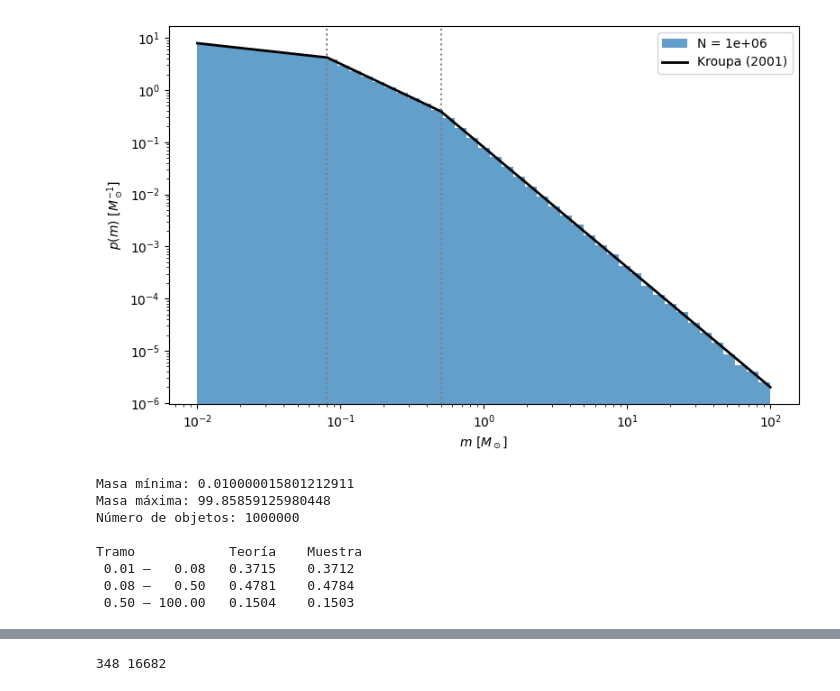
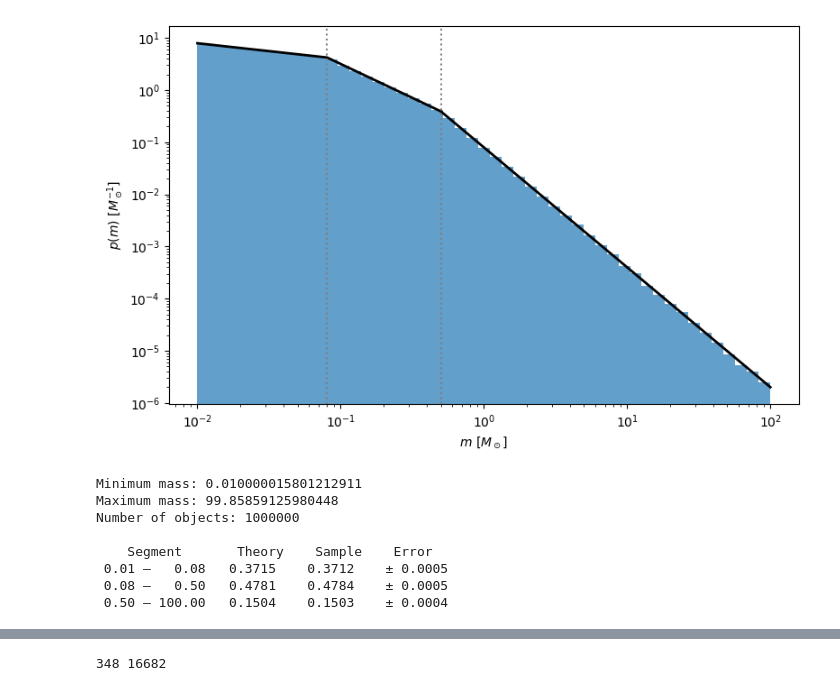
Before and after one commit to Jou-dab/Milky-Way-MC-, a Jupyter notebook: mcproyecto.ipynb, the cells around one changed output, grey strips where cells are left out. Drawn from its saved outputs; the diff is of its cells as text; code cells hidden in the pictures.

```diff
--- a/mcproyecto.ipynb
+++ b/mcproyecto.ipynb
@@ -36,14 +57,18 @@ print(k)
 # %%
+k = np.ones(len(alphas))
+for i in range(1, len(alphas)):
+    k[i] = k[i-1] * mass_ranges[i]**(alphas[i] - alphas[i-1])
+
 def kroupa_imf(m):
     """
-    IMF de Kroupa sin normalizar, continua en los quiebres.
-    Entrada: m, masa(s) en Msun (escalar o array)
-    Salida:  xi(m); vale 0 fuera de [mass_ranges[0], mass_ranges[-1]]
+    Unnormalized Kroupa IMF, continuous at the break masses.
+    Input:  m, mass in Msun (scalar or array)
+    Output: xi, zero outside [mass_ranges[0], mass_ranges[-1]]
     """
     m = np.asarray(m, dtype=float)
     xi = np.zeros_like(m)
     for i in range(len(alphas)):
-        rango = (m >= mass_ranges[i]) & (m < mass_ranges[i + 1])
-        xi[rango] = k[i] * m[rango]**(-alphas[i])
-    xi[m == mass_ranges[-1]] = k[-1] * mass_ranges[-1]**(-alphas[-1])   # incluir m_max
+        in_range = (m >= mass_ranges[i]) & (m < mass_ranges[i + 1])
+        xi[in_range] = k[i] * m[in_range]**(-alphas[i])
+    xi[m == mass_ranges[-1]] = k[-1] * mass_ranges[-1]**(-alphas[-1])
     return xi
@@ -108,57 +89,61 @@ $$ M = \left[ m_i^{p_i} + \frac{p_i\,(u - F(m_i))}{a\,k_i} \right]^{1/p_i} $$
 # %%
 def sample_kroupa(n, rng):
     """
-    Genera masas iniciales siguiendo la IMF de Kroupa (transformada inversa por tramos).
-    Entradas: n, número de estrellas; rng, np.random.Generator
-    Salida:   array (n,) de masas en Msun
+    Draws initial masses from the Kroupa IMF (piecewise inverse transform sampling).
+    With u ~ U(0,1): find the segment i of u and solve
+    M = [m_i^p_i + p_i (u - F(m_i)) / (a k_i)]^(1/p_i)
+    Inputs: n, number of stars; rng, np.random.Generator
+    Output: array (n,) of masses in Msun
     """
     u = rng.uniform(size=n)
-    i = np.searchsorted(f_breaks, u, side='right') - 1    # tramo de cada u
+    i = np.searchsorted(f_breaks, u, side='right') - 1    # segment of each u
     pi = p[i]
     return (mass_ranges[i]**pi + pi * (u - f_breaks[i]) / (a * k[i]))**(1 / pi)
 # %%
-N = 10**6
 M = sample_kroupa(N, rng)
 
 bins = np.logspace(np.log10(mass_ranges[0]), np.log10(mass_ranges[-1]), 50)
 
 plt.figure(figsize=(8, 5))
 plt.hist(M, bins=bins, density=True, alpha=0.7, label=f'N = {N:.0e}' )
 m_plot = np.logspace(np.log10(mass_ranges[0]), np.log10(mass_ranges[-1]), 1000)
 plt.plot(m_plot, a * kroupa_imf(m_plot), 'k-', lw=2, label='Kroupa (2001)')
 
 for mb in mass_ranges[1:-1]:
     plt.axvline(mb, ls=':', c='gray')
 
 plt.xscale('log')
 plt.yscale('log')
 
 plt.xlabel(r"$m\ [M_\odot]$")
 plt.ylabel(r"$p(m)\ [M_\odot^{-1}]$")
 
-plt.legend()
 plt.tight_layout()
-plt.savefig("figs/IMF-Kroupa")
+plt.savefig("figs/imf_kroupa.png", dpi=150)
 plt.show()
 # %% [output]
-[figure, old version]
+[figure, new version]
 # %%
-# Validación numérica con la misma muestra M del gráfico (no se vuelve a sortear)
-print("Masa mínima:", M.min())
-print("Masa máxima:", M.max())
-print("Número de objetos:", len(M))
+# Validation: fraction of the sample in each segment vs theoretical probability P_i,
+# with expected binomial error sqrt(P (1 - P) / N)
+print("Minimum mass:", M.min())
+print("Maximum mass:", M.max())
+print("Number of objects:", len(M))
 
-print("\nTramo            Teoría    Muestra")
+print("\n    Segment       Theory    Sample    Error")
 for i in range(len(alphas)):
-    lo, hi = mass_ranges[i], mass_ranges[i + 1]
-    frac = np.mean((M >= lo) & (M < hi))
-    print(f"{lo:5.2f} – {hi:6.2f}   {w[i]*a:.4f}    {frac:.4f}")
+    lower = mass_ranges[i]
+    higher = mass_ranges[i+1]
+    frac = np.mean((M >= lower) & (M < higher))
+    err = np.sqrt(w[i]*a * (1 - w[i]*a) / len(M))
+
+    print(f"{lower:5.2f} – {higher:6.2f}   {w[i]*a:.4f}    {frac:.4f}    ± {err:.4f}")
 # %% [output]
-Masa mínima: 0.010000015801212911
-Masa máxima: 99.85859125980448
-Número de objetos: 1000000
+Minimum mass: 0.010000015801212911
+Maximum mass: 99.85859125980448
+Number of objects: 1000000
 
-Tramo            Teoría    Muestra
- 0.01 –   0.08   0.3715    0.3712
- 0.08 –   0.50   0.4781    0.4784
- 0.50 – 100.00   0.1504    0.1503
+    Segment       Theory    Sample    Error
+ 0.01 –   0.08   0.3715    0.3712    ± 0.0005
+ 0.08 –   0.50   0.4781    0.4784    ± 0.0005
+ 0.50 – 100.00   0.1504    0.1503    ± 0.0004
```
Also changed, not shown: parts of 54 cells of this notebook, 9 other files.
